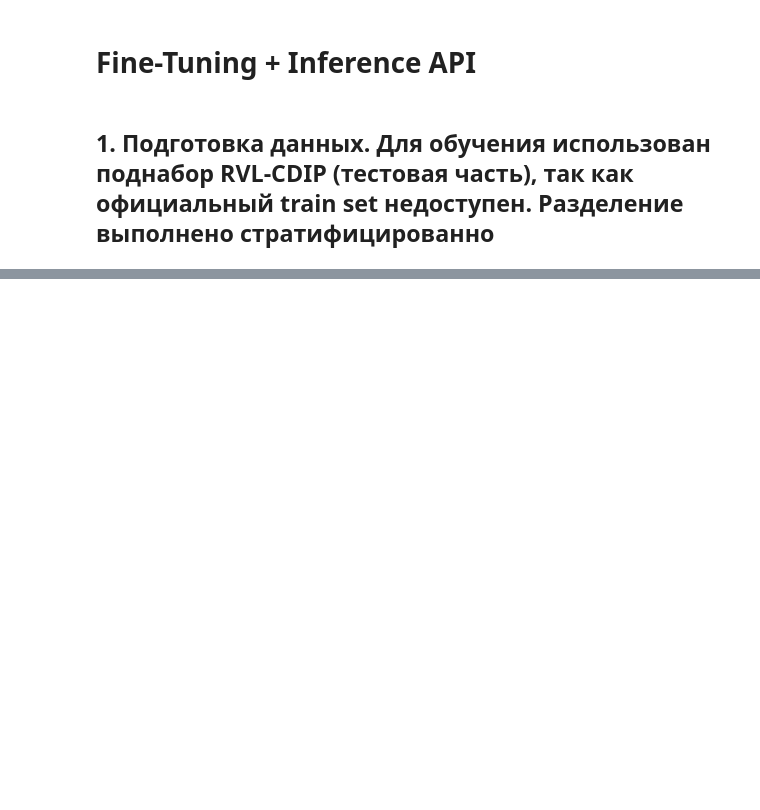
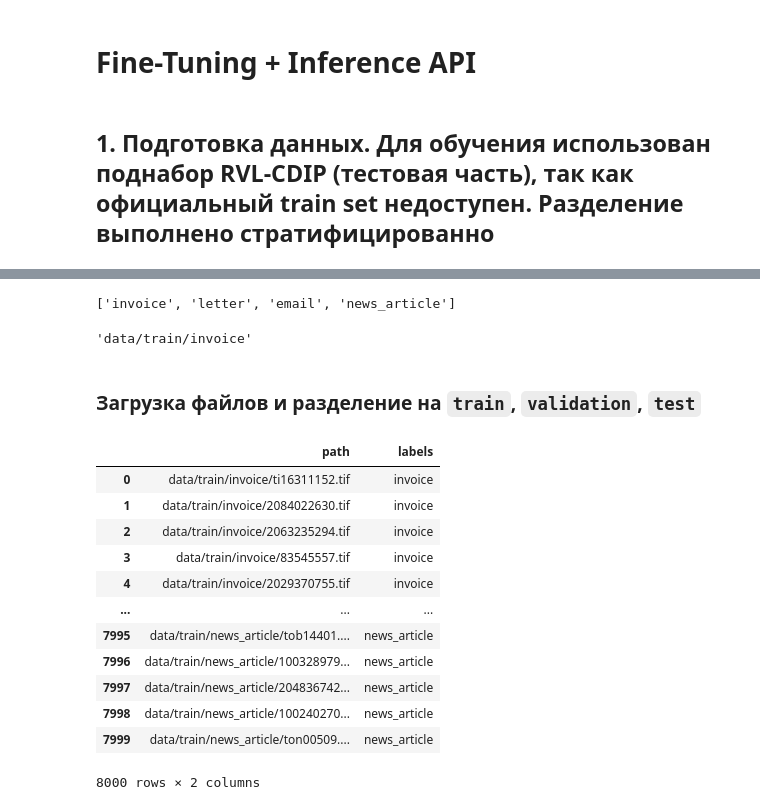
Before and after one commit to Swanger-Iz/ml-engineering-portfolio, a Jupyter notebook: doc_image_classification/research_netebook.ipynb, the cells around one changed output, grey strips where cells are left out. Drawn from its saved outputs; the diff is of its cells as text; code cells hidden in the pictures; blank space fills up the shorter version.

```diff
--- a/doc_image_classification/research_netebook.ipynb
+++ b/doc_image_classification/research_netebook.ipynb
@@ -18,0 +109,45 @@ for c in classes:
+# %%
+classes
+# %% [output]
+['invoice', 'letter', 'email', 'news_article']
+# %%
+class_rpath = os.path.relpath(os.path.join(train_path, classes[0]))
+class_rpath
+# %% [output]
+'data/train/invoice'
+# %% [markdown]
+### Загрузка файлов и разделение на `train`, `validation`, `test`
+# %%
+tvt_files_df = pd.DataFrame(columns=['path', 'labels'])
+for c in classes:
+    class_rpath = os.path.relpath(os.path.join(train_path, c))
+    temp_df = pd.DataFrame(columns=['path', 'labels'])
+    temp_df['path'] = class_rpath + '/' + pd.Series(os.listdir(os.path.join(train_path, c)))
+    temp_df['labels'] = c
+
+    tvt_files_df = pd.concat((tvt_files_df, temp_df), axis=0, ignore_index=True)
+
+tvt_files_df
+
+# tvt_files_df # train, validate, test - data
+# tvt_files_df
+
+
+# invoice_files = pd.Series(os.listdir(os.path.join(train_path, classes[0])))
+# letter_files = pd.Series(os.listdir(os.path.join(train_path, classes[1])))
+
+# pd.concat((invoice_files, letter_files), ignore_index=True)
+# %% [output]
+|  | path | labels |
+| 0 | data/train/invoice/ti16311152.tif | invoice |
+| 1 | data/train/invoice/2084022630.tif | invoice |
+| 2 | data/train/invoice/2063235294.tif | invoice |
+| 3 | data/train/invoice/83545557.tif | invoice |
+| 4 | data/train/invoice/2029370755.tif | invoice |
+| ... | ... | ... |
+| 7995 | data/train/news_article/tob14401.... | news_article |
+| 7996 | data/train/news_article/100328979... | news_article |
+| 7997 | data/train/news_article/204836742... | news_article |
+| 7998 | data/train/news_article/100240270... | news_article |
+| 7999 | data/train/news_article/ton00509.... | news_article |
+8000 rows × 2 columns
```
Also changed, not shown: parts of 40 cells of this notebook, 1 other file.
